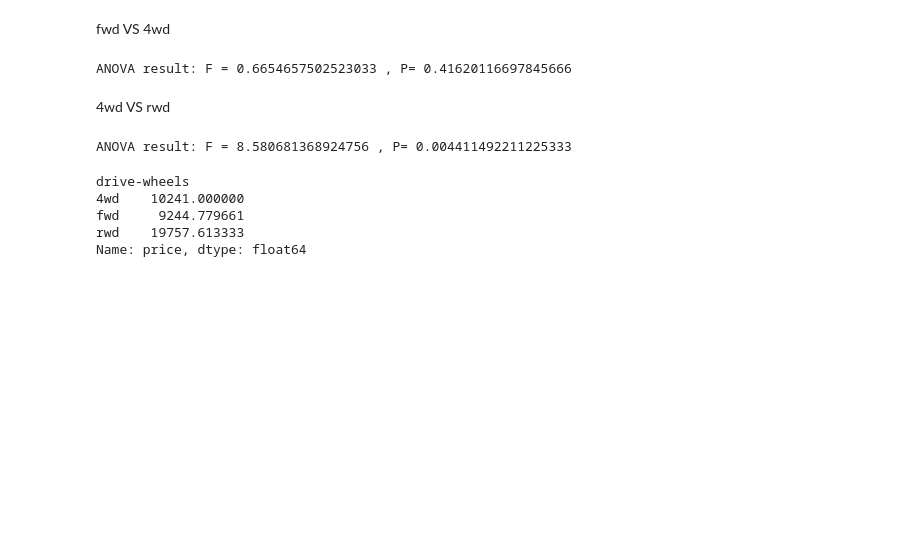
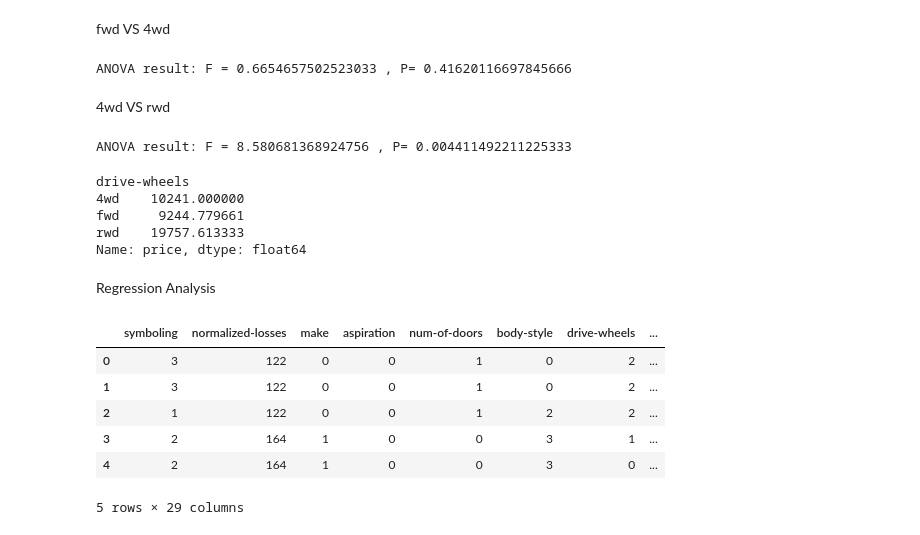
Before and after one commit to zayazaku/data_analysis, a Jupyter notebook: new_car_statistic.ipynb, the cells around one changed output. Cells and saved outputs as stored; diff of their text form; code cells hidden in the pictures; blank space fills up the shorter version.

```diff
--- a/new_car_statistic.ipynb
+++ b/new_car_statistic.ipynb
@@ -301,3 +301,33 @@ drive-wheels
 fwd     9244.779661
 rwd    19757.613333
 Name: price, dtype: float64
+# %% [markdown]
+Regression Analysis
+# %%
+from sklearn.preprocessing import LabelEncoder
+from sklearn import linear_model
+from sklearn.metrics import mean_absolute_error, r2_score
+from sklearn import preprocessing
+pd.set_option('display.float_format', lambda x: '%3f' % x)
+# %%
+def preprocess_data(data):
+    #Label Encoding
+    for f in data.columns:
+        if data[f].dtype == 'object':
+            lbl = preprocessing.LabelEncoder()
+            lbl.fit(list(data[f].values))
+            data[f] = lbl.transform(list(data[f].values))
+    #fill in the missing value
+    data.fillna(0, inplace = True)
+    return data
+# %%
+df_processed = preprocess_data(cars)
+df_processed.head()
+# %% [output]
+|  | symboling | normalized-losses | make | aspiration | num-of-doors | body-style | drive-wheels | ... |
+| 0 | 3 | 122 | 0 | 0 | 1 | 0 | 2 | ... |
+| 1 | 3 | 122 | 0 | 0 | 1 | 0 | 2 | ... |
+| 2 | 1 | 122 | 0 | 0 | 1 | 2 | 2 | ... |
+| 3 | 2 | 164 | 1 | 0 | 0 | 3 | 1 | ... |
+| 4 | 2 | 164 | 1 | 0 | 0 | 3 | 0 | ... |
+5 rows × 29 columns
```
Also changed, not shown: parts of 4 cells of this notebook.
